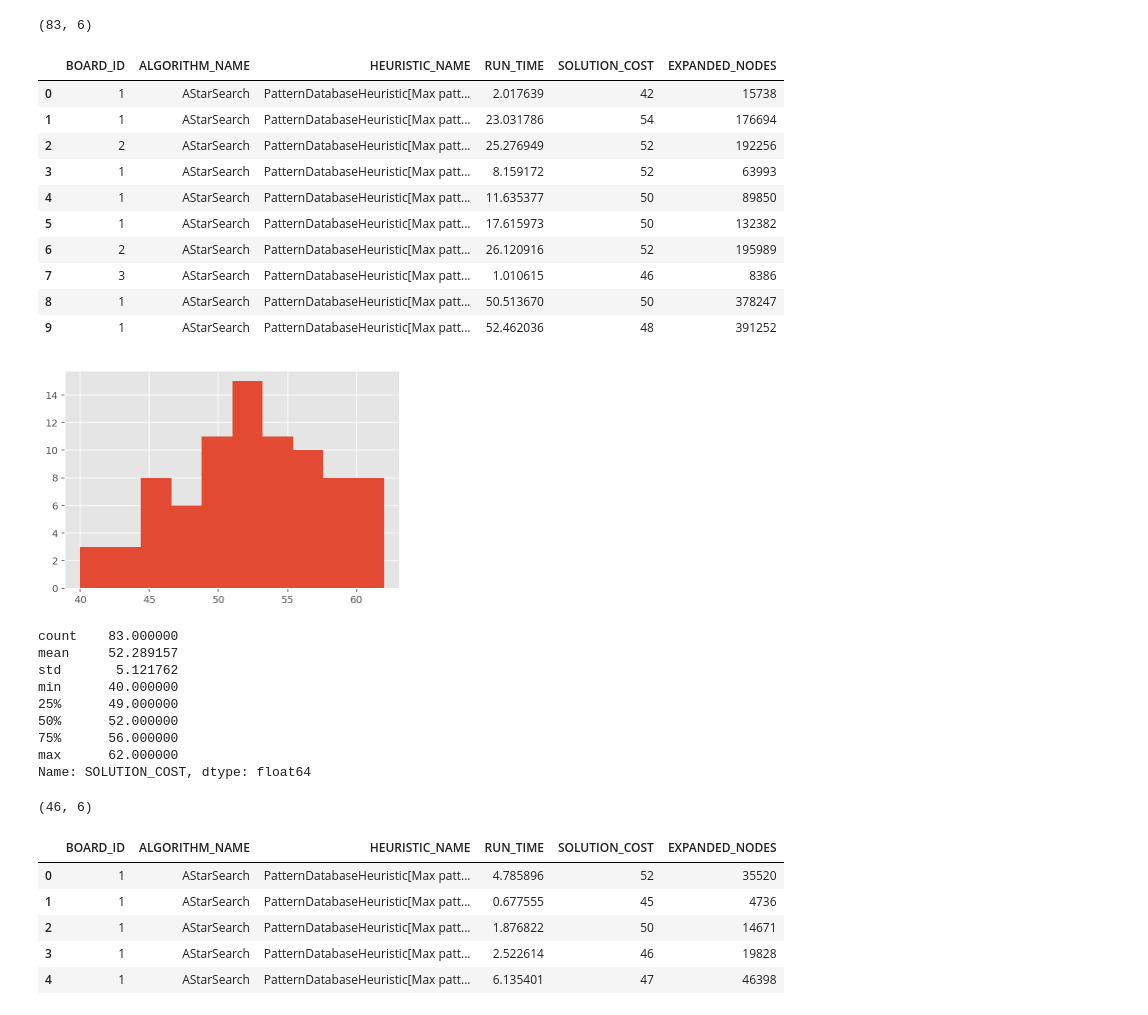
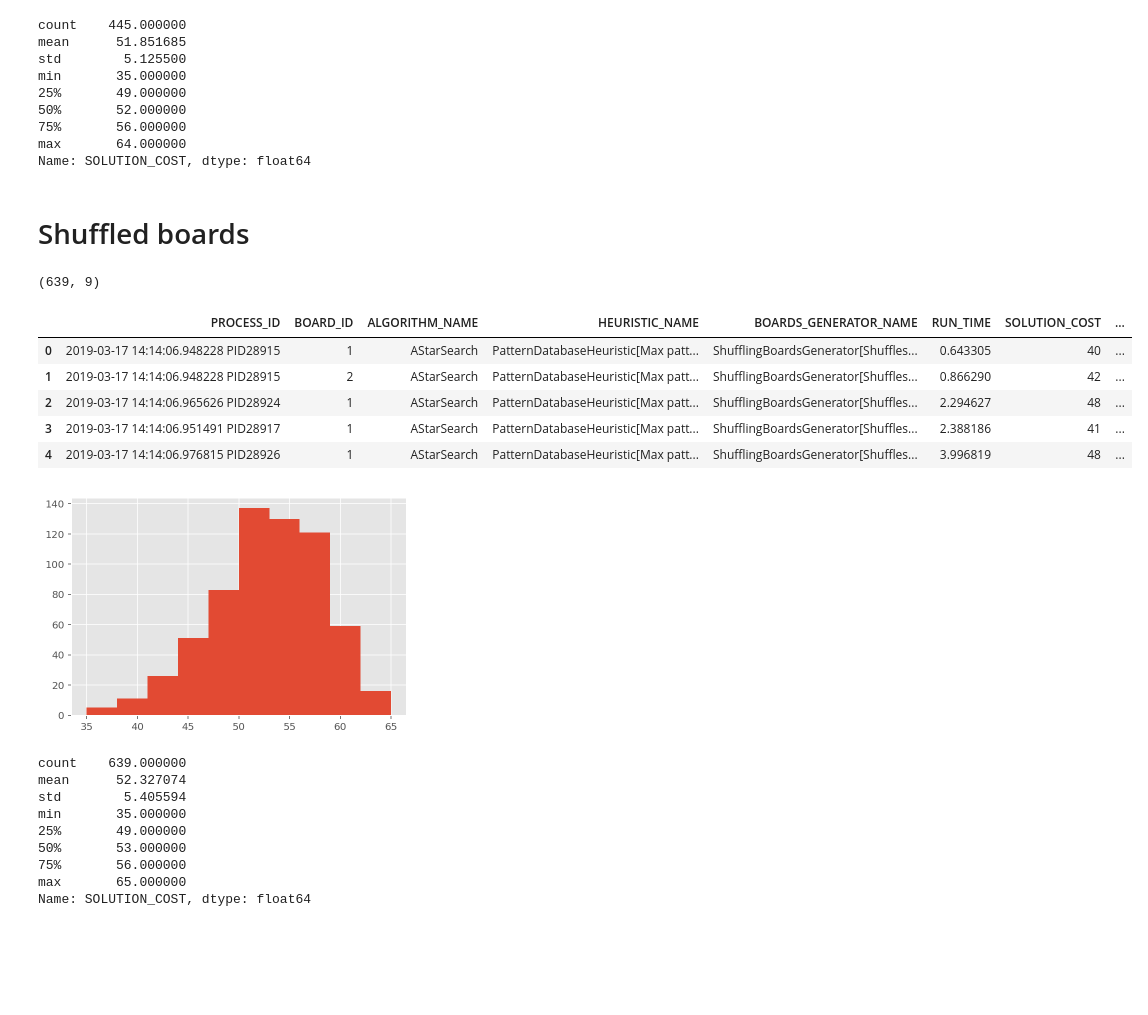
Before and after one commit to vcahlik/fifteen-puzzle, a Jupyter notebook: prototype/notebooks/RandomBoardsDistributions.ipynb, the cells around one changed output. Saved outputs shown, nothing was run; the diff lists cells and outputs as text; code cells hidden in the pictures; blank space fills up the shorter version.

```diff
--- a/prototype/notebooks/RandomBoardsDistributions.ipynb
+++ b/prototype/notebooks/RandomBoardsDistributions.ipynb
@@ -9,49 +57,44 @@ plt.style.use('ggplot')
+# %%
+random['SOLUTION_COST'].describe()
+# %% [output]
+count    445.000000
+mean      51.851685
+std        5.125500
+min       35.000000
+25%       49.000000
+50%       52.000000
+75%       56.000000
+max       64.000000
+Name: SOLUTION_COST, dtype: float64
+# %% [markdown]
+# Shuffled boards
 # %%
-shuffled = pd.read_csv("/home/batman/code/fifteen-puzzle/data/experiments/shuffled_boards_500_shuffles.csv")
+shuffled = pd.read_csv("/home/batman/code/fifteen-puzzle/data/experiments/shuffled-boards.csv")
 shuffled.shape
 # %% [output]
-(83, 6)
+(639, 9)
 # %%
-shuffled.head(10)
+shuffled.head()
 # %% [output]
-|  | BOARD_ID | ALGORITHM_NAME | HEURISTIC_NAME | RUN_TIME | SOLUTION_COST | EXPANDED_NODES |
-| 0 | 1 | AStarSearch | PatternDatabaseHeuristic[Max patt... | 2.017639 | 42 | 15738 |
-| 1 | 1 | AStarSearch | PatternDatabaseHeuristic[Max patt... | 23.031786 | 54 | 176694 |
-| 2 | 2 | AStarSearch | PatternDatabaseHeuristic[Max patt... | 25.276949 | 52 | 192256 |
-| 3 | 1 | AStarSearch | PatternDatabaseHeuristic[Max patt... | 8.159172 | 52 | 63993 |
-| 4 | 1 | AStarSearch | PatternDatabaseHeuristic[Max patt... | 11.635377 | 50 | 89850 |
-| 5 | 1 | AStarSearch | PatternDatabaseHeuristic[Max patt... | 17.615973 | 50 | 132382 |
-| 6 | 2 | AStarSearch | PatternDatabaseHeuristic[Max patt... | 26.120916 | 52 | 195989 |
-| 7 | 3 | AStarSearch | PatternDatabaseHeuristic[Max patt... | 1.010615 | 46 | 8386 |
-| 8 | 1 | AStarSearch | PatternDatabaseHeuristic[Max patt... | 50.513670 | 50 | 378247 |
-| 9 | 1 | AStarSearch | PatternDatabaseHeuristic[Max patt... | 52.462036 | 48 | 391252 |
+|  | PROCESS_ID | BOARD_ID | ALGORITHM_NAME | HEURISTIC_NAME | BOARDS_GENERATOR_NAME | RUN_TIME | SOLUTION_COST | ... |
+| 0 | 2019-03-17 14:14:06.948228 PID28915 | 1 | AStarSearch | PatternDatabaseHeuristic[Max patt... | ShufflingBoardsGenerator[Shuffles... | 0.643305 | 40 | ... |
+| 1 | 2019-03-17 14:14:06.948228 PID28915 | 2 | AStarSearch | PatternDatabaseHeuristic[Max patt... | ShufflingBoardsGenerator[Shuffles... | 0.866290 | 42 | ... |
+| 2 | 2019-03-17 14:14:06.965626 PID28924 | 1 | AStarSearch | PatternDatabaseHeuristic[Max patt... | ShufflingBoardsGenerator[Shuffles... | 2.294627 | 48 | ... |
+| 3 | 2019-03-17 14:14:06.951491 PID28917 | 1 | AStarSearch | PatternDatabaseHeuristic[Max patt... | ShufflingBoardsGenerator[Shuffles... | 2.388186 | 41 | ... |
+| 4 | 2019-03-17 14:14:06.976815 PID28926 | 1 | AStarSearch | PatternDatabaseHeuristic[Max patt... | ShufflingBoardsGenerator[Shuffles... | 3.996819 | 48 | ... |
 # %%
 shuffled['SOLUTION_COST'].hist();
 # %% [output]
-[figure, old version]
+[figure, new version]
 # %%
-shuffles['SOLUTION_COST'].describe()
+shuffled['SOLUTION_COST'].describe()
 # %% [output]
-count    83.000000
-mean     52.289157
-std       5.121762
-min      40.000000
-25%      49.000000
-50%      52.000000
-75%      56.000000
-max      62.000000
+count    639.000000
+mean      52.327074
+std        5.405594
+min       35.000000
+25%       49.000000
+50%       53.000000
+75%       56.000000
+max       65.000000
 Name: SOLUTION_COST, dtype: float64
-# %%
-random_permutations = pd.read_csv("/home/batman/code/fifteen-puzzle/data/experiments/random_boards.csv")
-random_permutations.shape
-# %% [output]
-(46, 6)
-# %%
-random_permutations.head()
-# %% [output]
-|  | BOARD_ID | ALGORITHM_NAME | HEURISTIC_NAME | RUN_TIME | SOLUTION_COST | EXPANDED_NODES |
-| 0 | 1 | AStarSearch | PatternDatabaseHeuristic[Max patt... | 4.785896 | 52 | 35520 |
-| 1 | 1 | AStarSearch | PatternDatabaseHeuristic[Max patt... | 0.677555 | 45 | 4736 |
-| 2 | 1 | AStarSearch | PatternDatabaseHeuristic[Max patt... | 1.876822 | 50 | 14671 |
-| 3 | 1 | AStarSearch | PatternDatabaseHeuristic[Max patt... | 2.522614 | 46 | 19828 |
-| 4 | 1 | AStarSearch | PatternDatabaseHeuristic[Max patt... | 6.135401 | 47 | 46398 |
```
Also changed, not shown: parts of 14 cells of this notebook, 4 other files.
